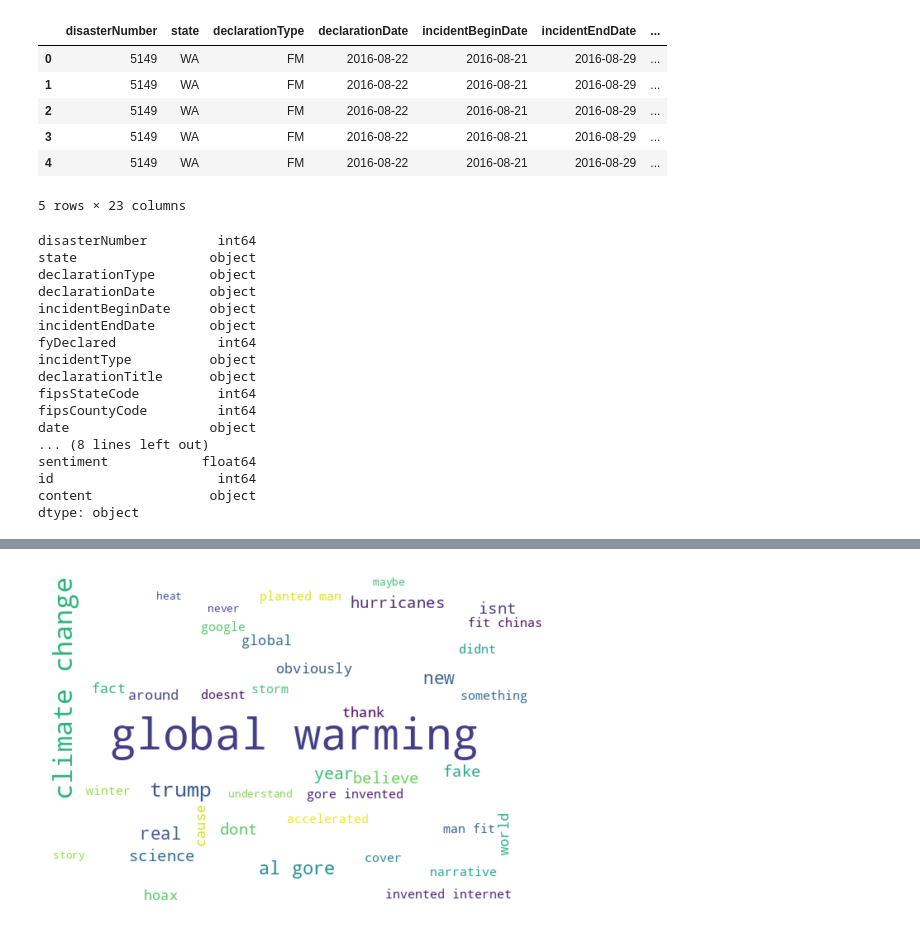
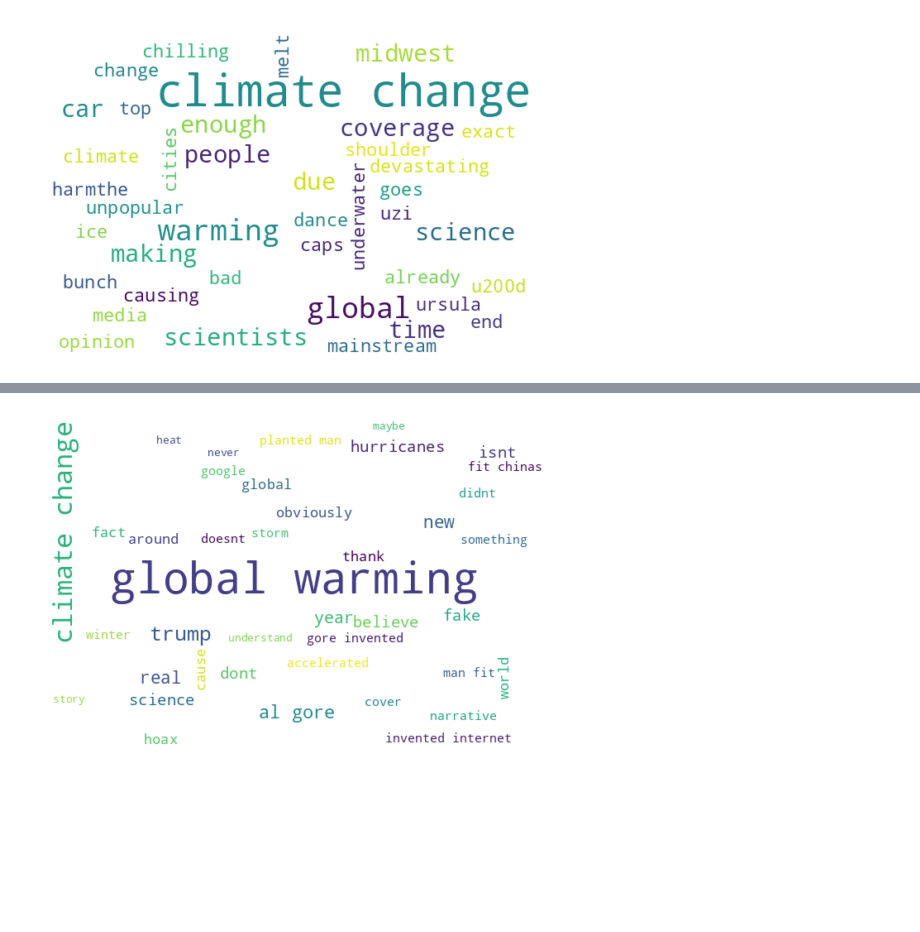
Before and after one commit to Grey-Xu-Yang/climate_change_twitter, a Jupyter notebook: main/images/word_cloud_testing.ipynb, the cells around one changed output, grey strips where cells are left out. Cells and saved outputs as stored; diff of their text form; code cells hidden in the pictures; blank space fills up the shorter version.

```diff
--- a/main/images/word_cloud_testing.ipynb
+++ b/main/images/word_cloud_testing.ipynb
@@ -49,20 +39,0 @@ dict_items([('climate change', 1.0), ('global warming', 0.25545813662202527), ('
-# %%
-df_tweets = pd.read_csv('../sources/merged_twitter_text_county.csv')
-#df_tweets.head(10)
-
-df_tweets[df_tweets["stance"] == "believer"].head(5)
-
-# def word_cloud(stance, year, bigram):
-#     if stance == "believer"
-#         df = df_tweets[df_tweets["stance"] == "believer"]
-#
-#     if bigram == True:
-#         collocations = True
-# %% [output]
-|  | disasterNumber | state | declarationType | declarationDate | incidentBeginDate | incidentEndDate | ... |
-| 0 | 5149 | WA | FM | 2016-08-22 | 2016-08-21 | 2016-08-29 | ... |
-| 1 | 5149 | WA | FM | 2016-08-22 | 2016-08-21 | 2016-08-29 | ... |
-| 2 | 5149 | WA | FM | 2016-08-22 | 2016-08-21 | 2016-08-29 | ... |
-| 3 | 5149 | WA | FM | 2016-08-22 | 2016-08-21 | 2016-08-29 | ... |
-| 4 | 5149 | WA | FM | 2016-08-22 | 2016-08-21 | 2016-08-29 | ... |
-5 rows × 23 columns
@@ -98,23 +69,7 @@ def word_cloud(data, stance, year):
-# %%
-df_tweets.dtypes
-# %% [output]
-disasterNumber         int64
-state                 object
-declarationType       object
-declarationDate       object
-incidentBeginDate     object
-incidentEndDate       object
-fyDeclared             int64
-incidentType          object
-declarationTitle      object
-fipsStateCode          int64
-fipsCountyCode         int64
-date                  object
-... (8 lines left out)
-sentiment            float64
-id                     int64
-content               object
-dtype: object
+# %%
+word_cloud_incident(df_tweets, "Fire", 2019)
+# %% [output]
+[figure, added]
 # %%
 word_cloud(df_tweets, "believer", 2009)
 word_cloud(df_tweets, "denier", 2009)
```
Also changed, not shown: parts of 6 cells of this notebook, 7 other files.
